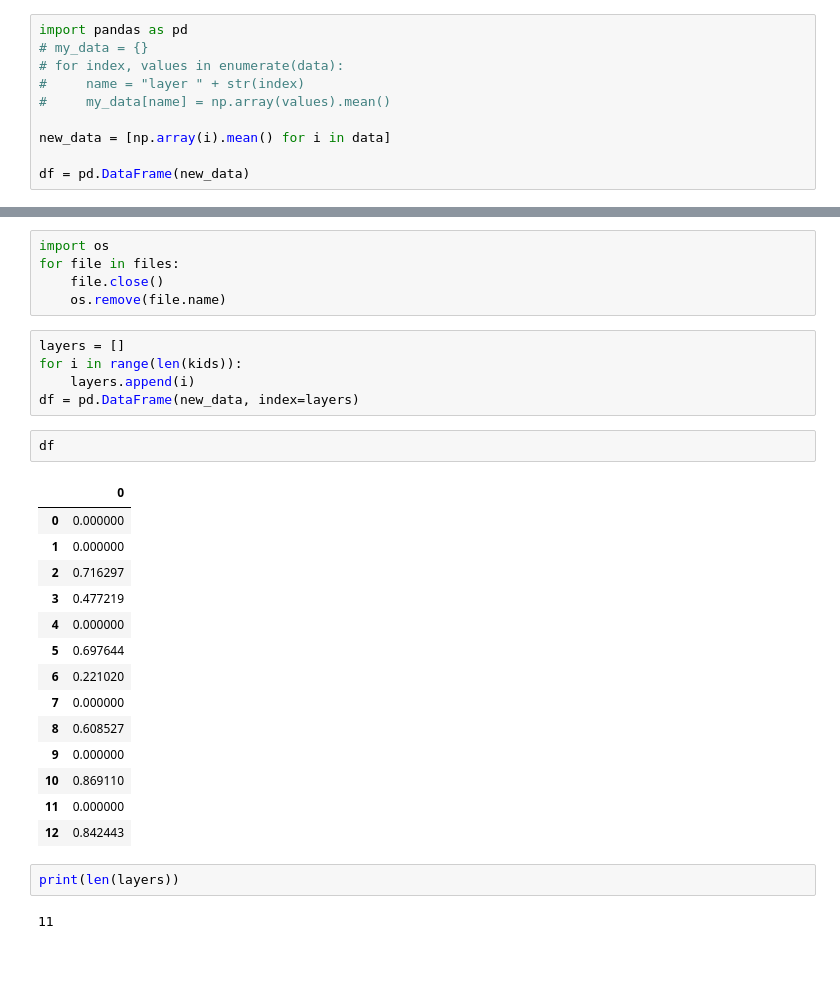
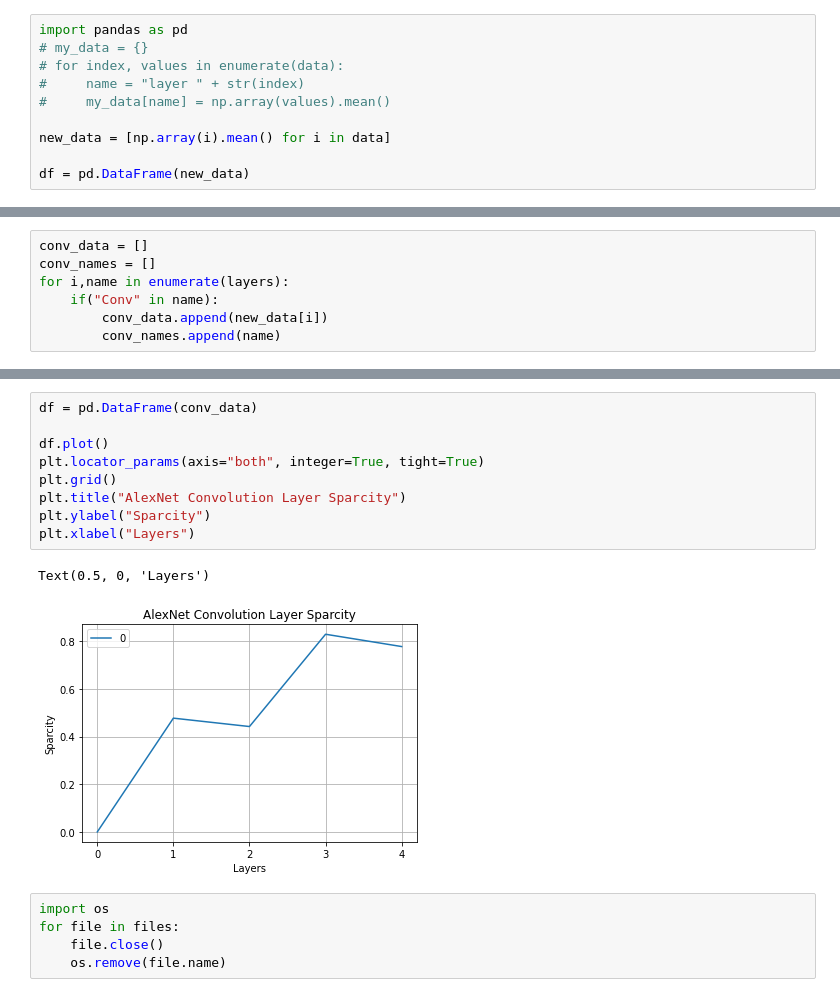
Before and after one commit to tristanleafs/sparse-torch, a Jupyter notebook: Resnet101_sparcity.ipynb, the cells around one changed output, grey strips where cells are left out. Cells and saved outputs as stored; diff of their text form; blank space fills up the shorter version.

```diff
--- a/Resnet101_sparcity.ipynb
+++ b/Resnet101_sparcity.ipynb
@@ -250,0 +185,7 @@ Text(0, 0.5, 'sparcity')
+# %%
+conv_data = []
+conv_names = []
+for i,name in enumerate(layers):
+    if("Conv" in name):
+        conv_data.append(new_data[i])
+        conv_names.append(name)
@@ -251,31 +200,17 @@ Text(0, 0.5, 'sparcity')
+# %%
+df = pd.DataFrame(conv_data)
+
+df.plot()
+plt.locator_params(axis="both", integer=True, tight=True)
+plt.grid()
+plt.title("AlexNet Convolution Layer Sparcity")
+plt.ylabel("Sparcity")
+plt.xlabel("Layers")
+# %% [output]
+Text(0.5, 0, 'Layers')
+[figure, added]
 # %%
 import os
 for file in files:
     file.close()
     os.remove(file.name)
-# %%
-layers = []
-for i in range(len(kids)):
-    layers.append(i)
-df = pd.DataFrame(new_data, index=layers)
-# %%
-df
-# %% [output]
-|  | 0 |
-| 0 | 0.000000 |
-| 1 | 0.000000 |
-| 2 | 0.716297 |
-| 3 | 0.477219 |
-| 4 | 0.000000 |
-| 5 | 0.697644 |
-| 6 | 0.221020 |
-| 7 | 0.000000 |
-| 8 | 0.608527 |
-| 9 | 0.000000 |
-| 10 | 0.869110 |
-| 11 | 0.000000 |
-| 12 | 0.842443 |
-# %%
-print(len(layers))
-# %% [output]
-11
```
Also changed, not shown: parts of 15 cells of this notebook.
